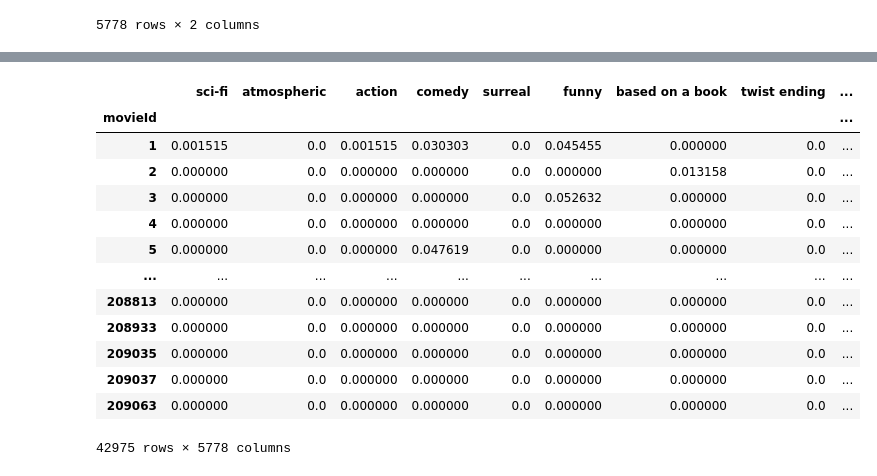
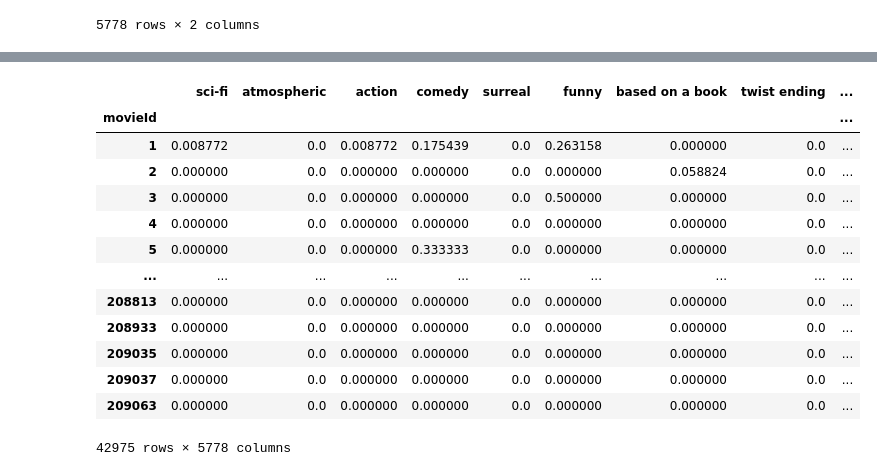
Before and after one commit to DejanGjer/Rating-Based-Recommender-System-using-GraphSage, a Jupyter notebook: dataset_preprocessing/Preprocessing.ipynb, the cells around one changed output, grey strips where cells are left out. Drawn from its saved outputs; the diff is of its cells as text; code cells hidden in the pictures.

Commit message:
Added changes in preprocessing movie features

```diff
--- a/dataset_preprocessing/Preprocessing.ipynb
+++ b/dataset_preprocessing/Preprocessing.ipynb
@@ -50,11 +123,13 @@ tag_counts
 | 5776 | writers at work | 20 |
 | 5777 | yahoo top pick | 20 |
 5778 rows × 2 columns
-# %%
-#a few minutes
-init_tag = np.zeros(len(movies_df))
-relevant_tags = set()
-for index, row in tag_counts.iterrows():
-    tag = row["tag"]
-    relevant_tags.add(tag)
-    movies_df[tag] = init_tag
+# %%
+init_tag = np.zeros(len(movies_df))
+movies_df2 = movies_df.copy()
+
+def add_tags_as_features(tag):
+    relevant_tags.add(tag)
+    movies_df2[tag] = init_tag
+
+relevant_tags = set()
+tag_counts["tag"].apply(add_tags_as_features)
@@ -61,2 +149,3 @@ for index, row in tag_counts.iterrows():
 # %%
-movies_df = movies_df.drop(["genres", "title"], axis=1)
+movies_df2 = movies_df2.drop(["genres", "title"], axis=1)
+movies_df2
@@ -125,17 +233,17 @@ movies_df
 # %%
-#movies_df["sum"] = movies_df.sum(axis=1)
-novi = movies_df[movies_df["sum"] > 0]
-novi = novi.div(novi["sum"], axis=0)
-novi = novi.drop("sum", axis=1)
+movies_df2["max"] = movies_df2.max(axis=1)
+novi = movies_df2[movies_df2["max"] > 0]
+novi = novi.div(novi["max"], axis=0)
+novi = novi.drop("max", axis=1)
 novi
 # %% [output]
 |  | sci-fi | atmospheric | action | comedy | surreal | funny | based on a book | twist ending | ... |
 | movieId |  |  |  |  |  |  |  |  | ... |
-| 1 | 0.001515 | 0.0 | 0.001515 | 0.030303 | 0.0 | 0.045455 | 0.000000 | 0.0 | ... |
-| 2 | 0.000000 | 0.0 | 0.000000 | 0.000000 | 0.0 | 0.000000 | 0.013158 | 0.0 | ... |
-| 3 | 0.000000 | 0.0 | 0.000000 | 0.000000 | 0.0 | 0.052632 | 0.000000 | 0.0 | ... |
+| 1 | 0.008772 | 0.0 | 0.008772 | 0.175439 | 0.0 | 0.263158 | 0.000000 | 0.0 | ... |
+| 2 | 0.000000 | 0.0 | 0.000000 | 0.000000 | 0.0 | 0.000000 | 0.058824 | 0.0 | ... |
+| 3 | 0.000000 | 0.0 | 0.000000 | 0.000000 | 0.0 | 0.500000 | 0.000000 | 0.0 | ... |
 | 4 | 0.000000 | 0.0 | 0.000000 | 0.000000 | 0.0 | 0.000000 | 0.000000 | 0.0 | ... |
-| 5 | 0.000000 | 0.0 | 0.000000 | 0.047619 | 0.0 | 0.000000 | 0.000000 | 0.0 | ... |
+| 5 | 0.000000 | 0.0 | 0.000000 | 0.333333 | 0.0 | 0.000000 | 0.000000 | 0.0 | ... |
 | ... | ... | ... | ... | ... | ... | ... | ... | ... | ... |
 | 208813 | 0.000000 | 0.0 | 0.000000 | 0.000000 | 0.0 | 0.000000 | 0.000000 | 0.0 | ... |
 | 208933 | 0.000000 | 0.0 | 0.000000 | 0.000000 | 0.0 | 0.000000 | 0.000000 | 0.0 | ... |
```
Also changed, not shown: parts of 16 cells of this notebook.
